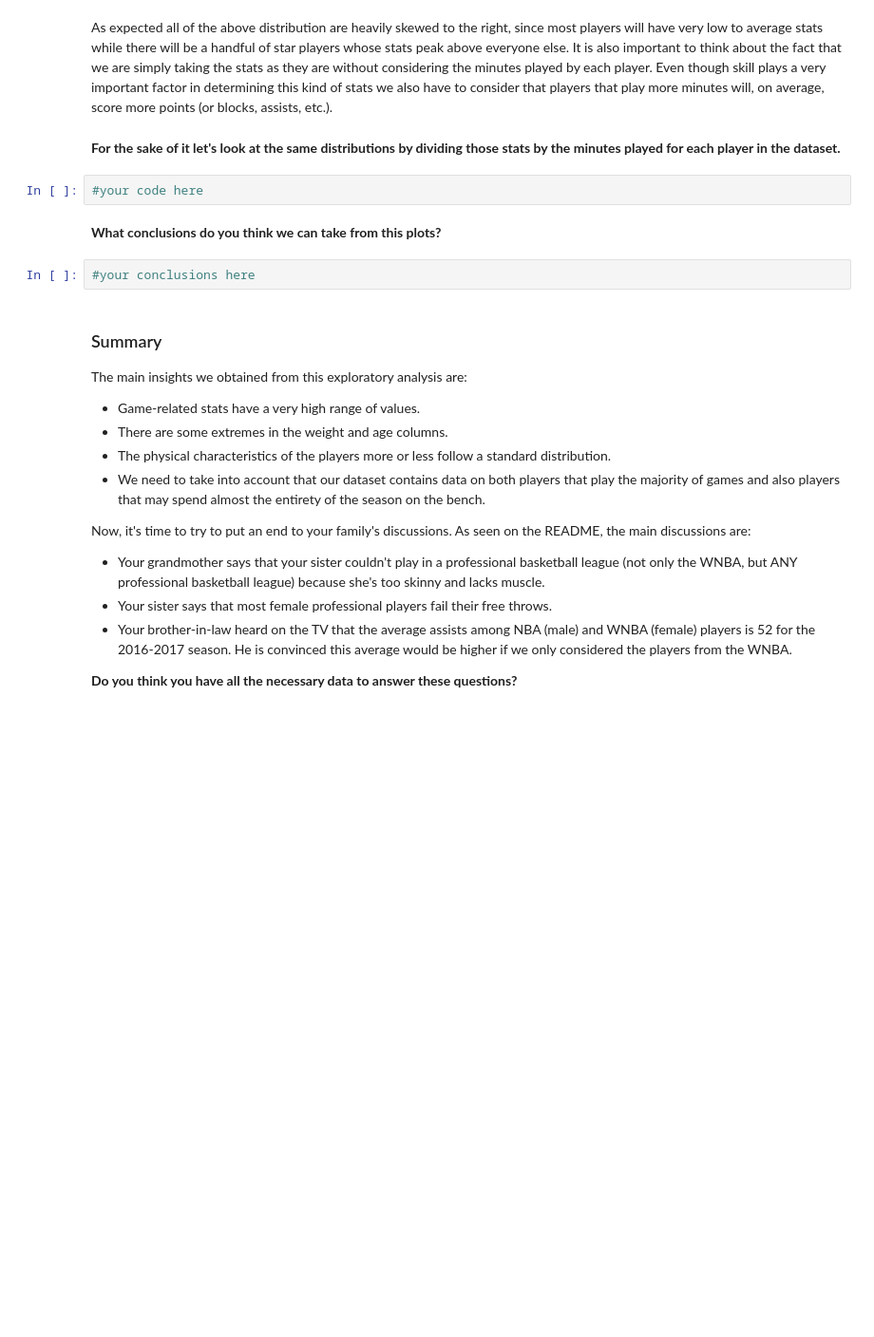
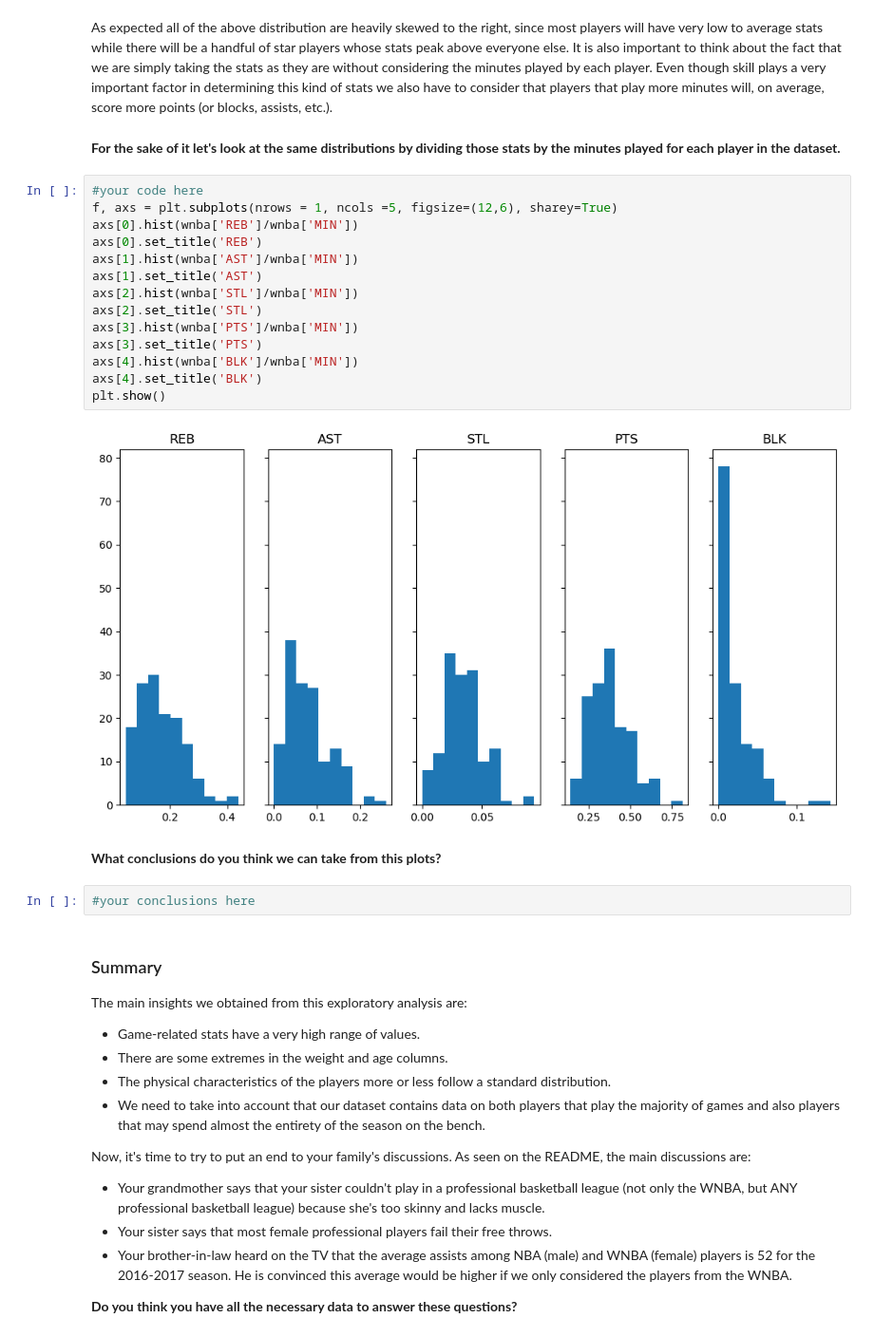
Before and after one commit to ta-data-lis/M2-mini-project2, a Jupyter notebook: your-code/2.-Exploratory-Data-Analysis.ipynb, the cells around one changed output. Shown at 95% size. Drawn from its saved outputs; the diff is of its cells as text; blank space fills up the shorter version.

```diff
--- a/your-code/2.-Exploratory-Data-Analysis.ipynb
+++ b/your-code/2.-Exploratory-Data-Analysis.ipynb
@@ -58,8 +97,22 @@ We could do the same for the main game stats. They are points, assists, blocks,
 As expected all of the above distribution are heavily skewed to the right, since most players will have very low to average stats while there will be a handful of star players whose stats peak above everyone else. It is also important to think about the fact that we are simply taking the stats as they are without considering the minutes played by each player. Even though skill plays a very important factor in determining this kind of stats we also have to consider that players that play more minutes will, on average, score more points (or blocks, assists, etc.).
 # %% [markdown]
 **For the sake of it let's look at the same distributions by dividing those stats by the minutes played for each player in the dataset.**
-# %%
-#your code here
+# %%
+#your code here
+f, axs = plt.subplots(nrows = 1, ncols =5, figsize=(12,6), sharey=True)
+axs[0].hist(wnba['REB']/wnba['MIN'])
+axs[0].set_title('REB')
+axs[1].hist(wnba['AST']/wnba['MIN'])
+axs[1].set_title('AST')
+axs[2].hist(wnba['STL']/wnba['MIN'])
+axs[2].set_title('STL')
+axs[3].hist(wnba['PTS']/wnba['MIN'])
+axs[3].set_title('PTS')
+axs[4].hist(wnba['BLK']/wnba['MIN'])
+axs[4].set_title('BLK')
+plt.show()
+# %% [output]
+[figure, added]
 # %% [markdown]
 **What conclusions do you think we can take from this plots?**
 # %%
```
Also changed, not shown: parts of 8 cells of this notebook, 1 other file.
